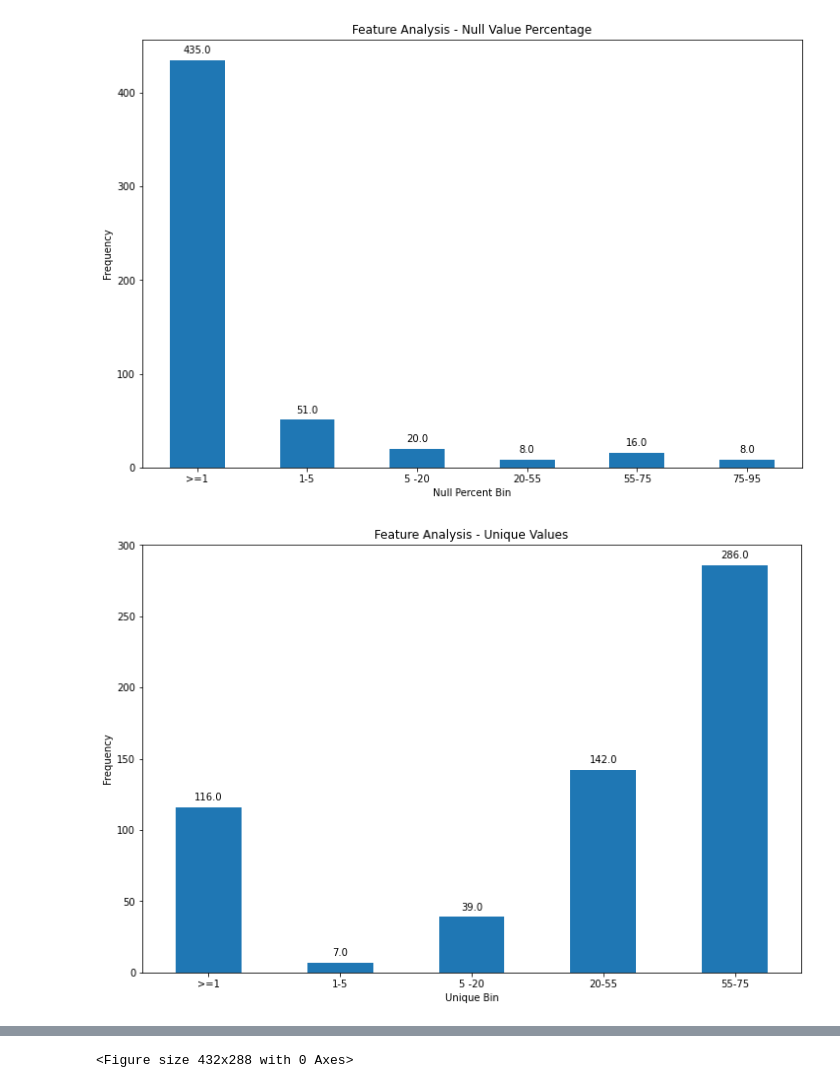
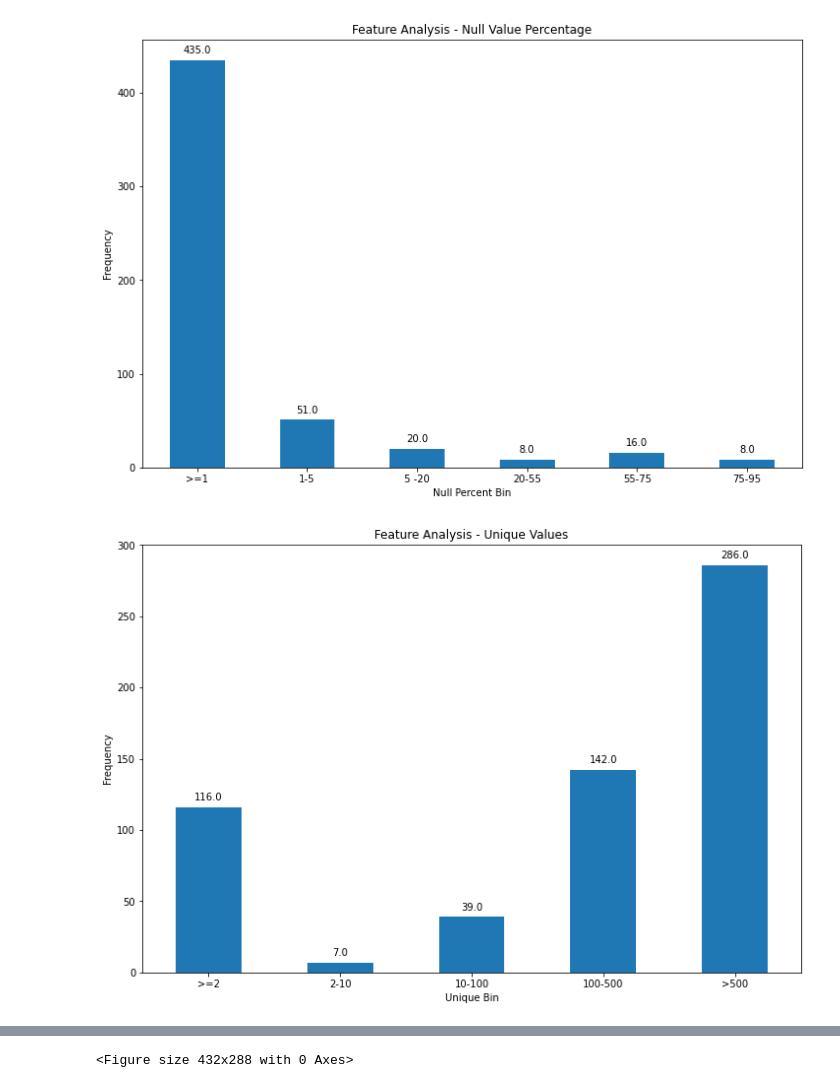
Before and after one commit to hinatanvir/Fault-Detection-SECOM, a Jupyter notebook: EDA.ipynb, the cells around one changed output, grey strips where cells are left out. Cells and saved outputs as stored; diff of their text form; code cells hidden in the pictures.

```diff
--- a/EDA.ipynb
+++ b/EDA.ipynb
@@ -128,12 +115,24 @@ Name: unique, Length: 349, dtype: int64
 #labels =[1,2,3,4]
 #pd.cut(df1['Score'], bins,labels=labels)
 bins_null=[0,1,5,20,55,75,95]
-labels_null=['>=1','1-5','5 -20','20-55','55-75','75-95']
+labels_null=['<=1','1-5','5 -20','20-55','55-75','75-95']
 tranform['null_bin']= pd.cut(tranform['percent_null'], bins_null,labels=labels_null,right=True)
 # %%
 bins_unique=[0,2,10,100,500,np.inf] # np.inf for greater than 500
 labels_unique=['>=2','2-10','10-100','100-500','>500']
 tranform['unique_bin']= pd.cut(tranform['unique'], bins_unique,labels=labels_unique,right=True)
+# %%
+bins_3s=[0,1,11,31,51,71]
+labels_3s=['<1','1-10','11-30','31-50','51-70']
+tranform['3s_bin']= pd.cut(tranform['count_3s'], bins_3s,labels=labels_3s,right=False)
+# %%
+bins_2s=[0,1,11,31,51,71,np.inf]
+labels_2s=['<1','1-10','11-30','31-50','51-70','>70']
+tranform['2s_bin']= pd.cut(tranform['count_2s'], bins_2s,labels=labels_2s,right=False)
+# %%
+skew_bin=[-np.inf,-1,0,np.inf]
+labels_skew=['left_skewed','normal or slightly skewed','right skewed']
+tranform['skew_bin']= pd.cut(tranform['skewness'], skew_bin,labels=labels_skew,right=False)
 # %%
 null_counts= tranform['null_bin'].value_counts().sort_index()# sort_index to sort the left column of rows
 #pd.crosstab(index=tranform["null_bin"], columns="count")
@@ -164,13 +169,13 @@ plt.show()
 # %%
 plt.figure(figsize=(12, 8))
 # bar Graph for unique value categories
 ux = unique_counts.plot(kind="bar")
 ux.set_title('Feature Analysis - Unique Values')
 ux.set_xlabel('Unique Bin')
 ux.set_ylabel('Frequency')
-ux.set_xticklabels(labels_null,rotation=0)
+ux.set_xticklabels(labels_unique,rotation=0)
 #call function to add labels to null values bar chart
 add_value_labels(ux,5)
 plt.show()
 # %% [output]
-[figure, old version]
+[figure, new version]
```
Also changed, not shown: parts of 10 cells of this notebook.
